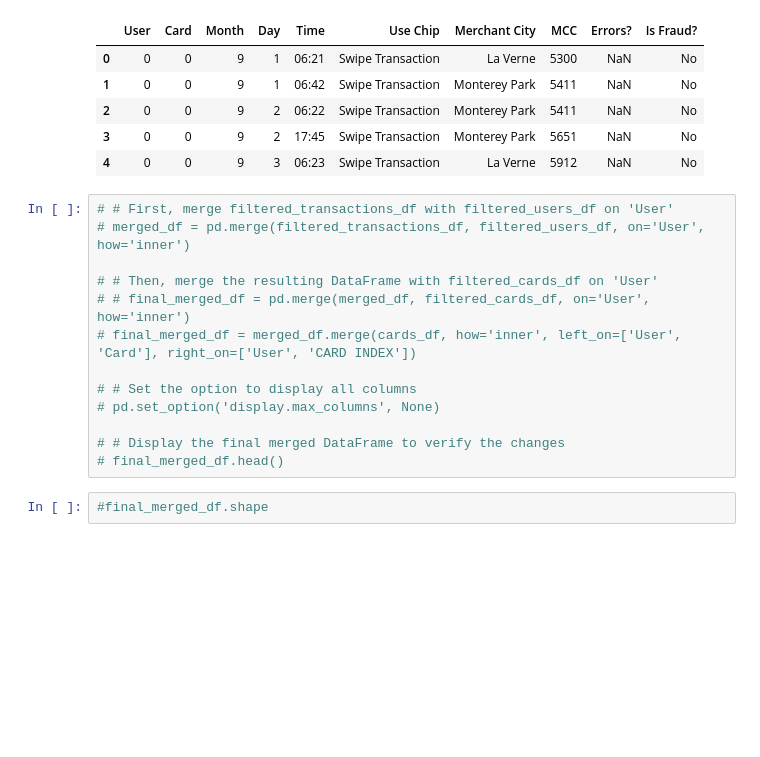
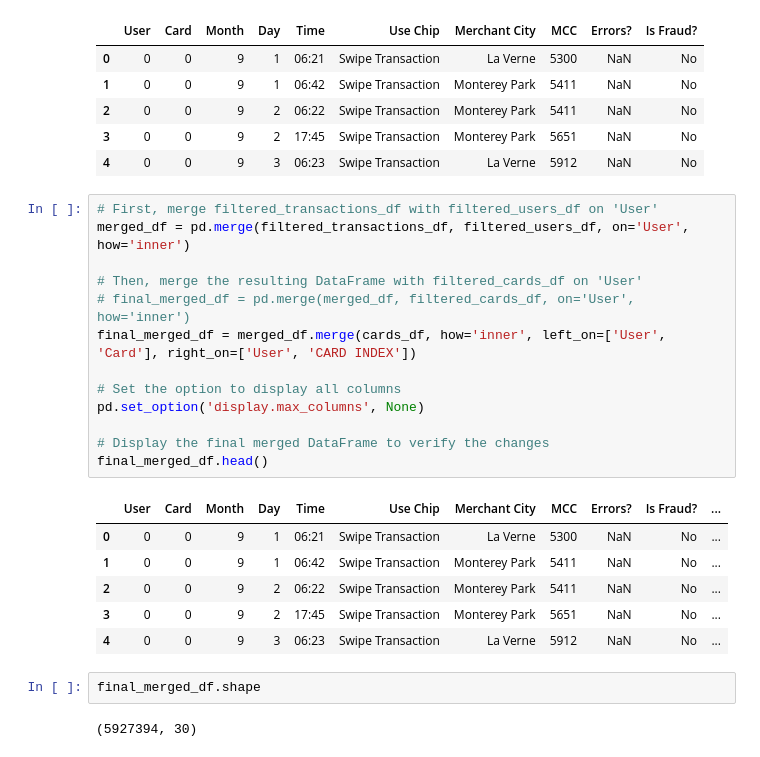
Before and after one commit to wrube/Project_4_Group_2, a Jupyter notebook: create_dataset.ipynb, the cells around one changed output. Drawn from its saved outputs; the diff is of its cells as text; blank space fills up the shorter version.

```diff
--- a/create_dataset.ipynb
+++ b/create_dataset.ipynb
@@ -234,20 +232,29 @@ filtered_transactions_df.head()
 | 3 | 0 | 0 | 9 | 2 | 17:45 | Swipe Transaction | Monterey Park | 5651 | NaN | No |
 | 4 | 0 | 0 | 9 | 3 | 06:23 | Swipe Transaction | La Verne | 5912 | NaN | No |
 # %%
-# # First, merge filtered_transactions_df with filtered_users_df on 'User'
-# merged_df = pd.merge(filtered_transactions_df, filtered_users_df, on='User', how='inner')
+# First, merge filtered_transactions_df with filtered_users_df on 'User'
+merged_df = pd.merge(filtered_transactions_df, filtered_users_df, on='User', how='inner')
 
-# # Then, merge the resulting DataFrame with filtered_cards_df on 'User'
-# # final_merged_df = pd.merge(merged_df, filtered_cards_df, on='User', how='inner')
-# final_merged_df = merged_df.merge(cards_df, how='inner', left_on=['User', 'Card'], right_on=['User', 'CARD INDEX'])
+# Then, merge the resulting DataFrame with filtered_cards_df on 'User'
+# final_merged_df = pd.merge(merged_df, filtered_cards_df, on='User', how='inner')
+final_merged_df = merged_df.merge(cards_df, how='inner', left_on=['User', 'Card'], right_on=['User', 'CARD INDEX'])
 
-# # Set the option to display all columns
-# pd.set_option('display.max_columns', None)
+# Set the option to display all columns
+pd.set_option('display.max_columns', None)
 
-# # Display the final merged DataFrame to verify the changes
-# final_merged_df.head()
+# Display the final merged DataFrame to verify the changes
+final_merged_df.head()
+# %% [output]
+|  | User | Card | Month | Day | Time | Use Chip | Merchant City | MCC | Errors? | Is Fraud? | ... |
+| 0 | 0 | 0 | 9 | 1 | 06:21 | Swipe Transaction | La Verne | 5300 | NaN | No | ... |
+| 1 | 0 | 0 | 9 | 1 | 06:42 | Swipe Transaction | Monterey Park | 5411 | NaN | No | ... |
+| 2 | 0 | 0 | 9 | 2 | 06:22 | Swipe Transaction | Monterey Park | 5411 | NaN | No | ... |
+| 3 | 0 | 0 | 9 | 2 | 17:45 | Swipe Transaction | Monterey Park | 5651 | NaN | No | ... |
+| 4 | 0 | 0 | 9 | 3 | 06:23 | Swipe Transaction | La Verne | 5912 | NaN | No | ... |
-# %%
-#final_merged_df.shape
+# %%
+final_merged_df.shape
+# %% [output]
+(5927394, 30)
 # %%
 # # Define the bins and their labels
 # age_bins = [0, 18, 25, 35, 45, 60, 100]
```
Also changed, not shown: parts of 4 cells of this notebook.
